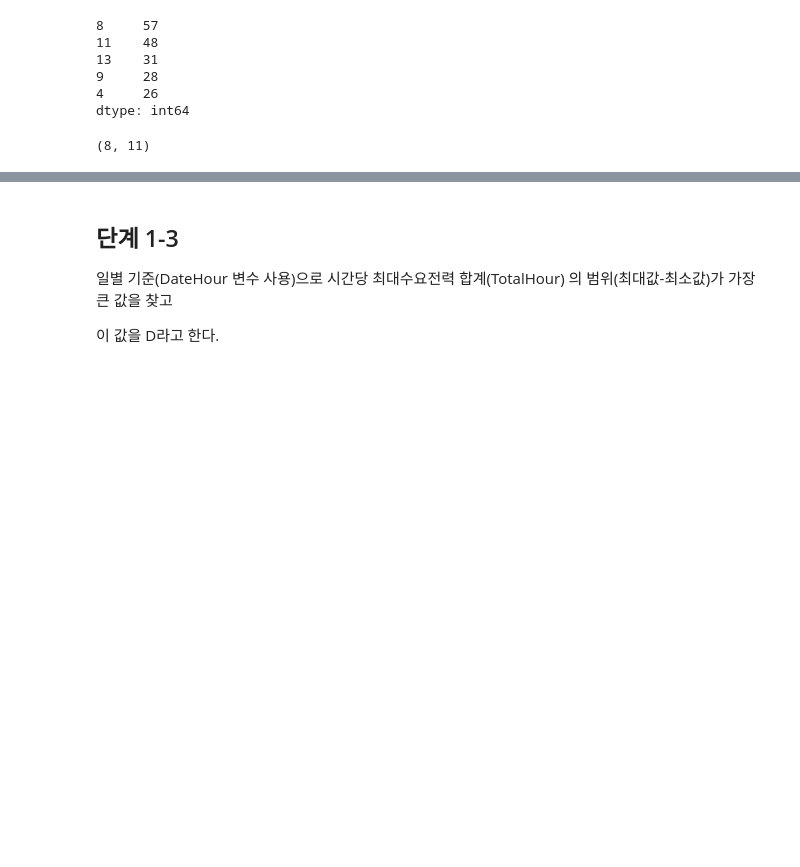
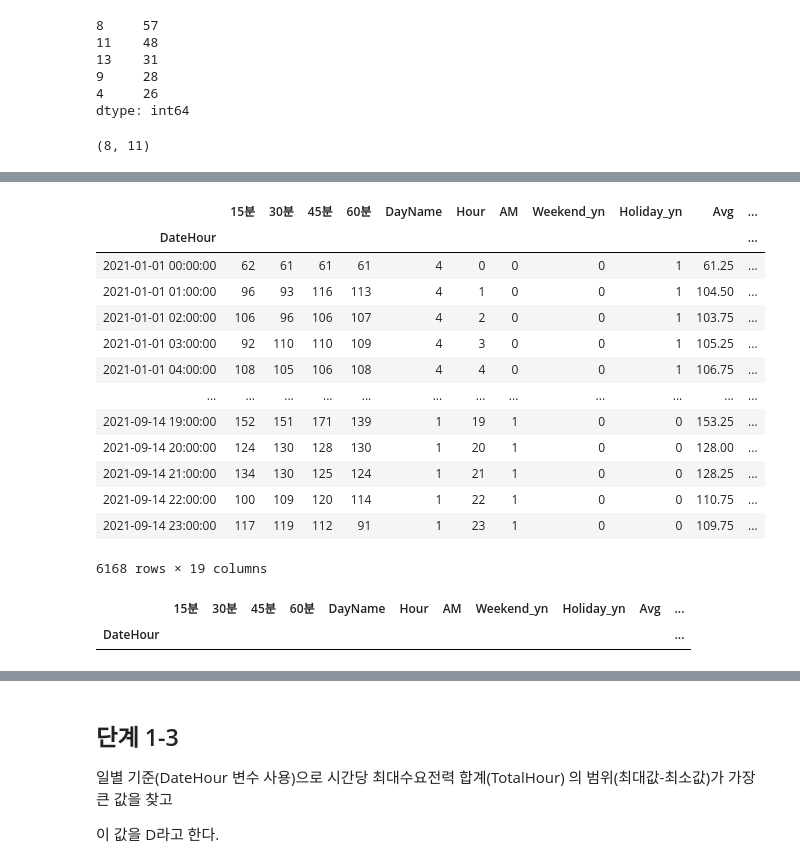
Before and after one commit to dowonjj/DS_lv3_2504_2, a Jupyter notebook: sec_ds_lv3_prob3_prob.ipynb, the cells around one changed output, grey strips where cells are left out. Cells and saved outputs as stored; diff of their text form; code cells hidden in the pictures; blank space fills up the shorter version.

```diff
--- a/sec_ds_lv3_prob3_prob.ipynb
+++ b/sec_ds_lv3_prob3_prob.ipynb
@@ -466,0 +654,22 @@ dtype: int64
+# %%
+df_basetable1.groupby(df_basetable1.index.date).filter(lambda x: len(x) == 24)
+# %% [output]
+|  | 15분 | 30분 | 45분 | 60분 | DayName | Hour | AM | Weekend_yn | Holiday_yn | Avg | ... |
+| DateHour |  |  |  |  |  |  |  |  |  |  | ... |
+| 2021-01-01 00:00:00 | 62 | 61 | 61 | 61 | 4 | 0 | 0 | 0 | 1 | 61.25 | ... |
+| 2021-01-01 01:00:00 | 96 | 93 | 116 | 113 | 4 | 1 | 0 | 0 | 1 | 104.50 | ... |
+| 2021-01-01 02:00:00 | 106 | 96 | 106 | 107 | 4 | 2 | 0 | 0 | 1 | 103.75 | ... |
+| 2021-01-01 03:00:00 | 92 | 110 | 110 | 109 | 4 | 3 | 0 | 0 | 1 | 105.25 | ... |
+| 2021-01-01 04:00:00 | 108 | 105 | 106 | 108 | 4 | 4 | 0 | 0 | 1 | 106.75 | ... |
+| ... | ... | ... | ... | ... | ... | ... | ... | ... | ... | ... | ... |
+| 2021-09-14 19:00:00 | 152 | 151 | 171 | 139 | 1 | 19 | 1 | 0 | 0 | 153.25 | ... |
+| 2021-09-14 20:00:00 | 124 | 130 | 128 | 130 | 1 | 20 | 1 | 0 | 0 | 128.00 | ... |
+| 2021-09-14 21:00:00 | 134 | 130 | 125 | 124 | 1 | 21 | 1 | 0 | 0 | 128.25 | ... |
+| 2021-09-14 22:00:00 | 100 | 109 | 120 | 114 | 1 | 22 | 1 | 0 | 0 | 110.75 | ... |
+| 2021-09-14 23:00:00 | 117 | 119 | 112 | 91 | 1 | 23 | 1 | 0 | 0 | 109.75 | ... |
+6168 rows × 19 columns
+# %%
+df_basetable1.groupby(df_basetable1.index.date).filter(lambda x: len(x) != 24)
+# %% [output]
+|  | 15분 | 30분 | 45분 | 60분 | DayName | Hour | AM | Weekend_yn | Holiday_yn | Avg | ... |
+| DateHour |  |  |  |  |  |  |  |  |  |  | ... |
```
Also changed, not shown: parts of 49 cells of this notebook.
